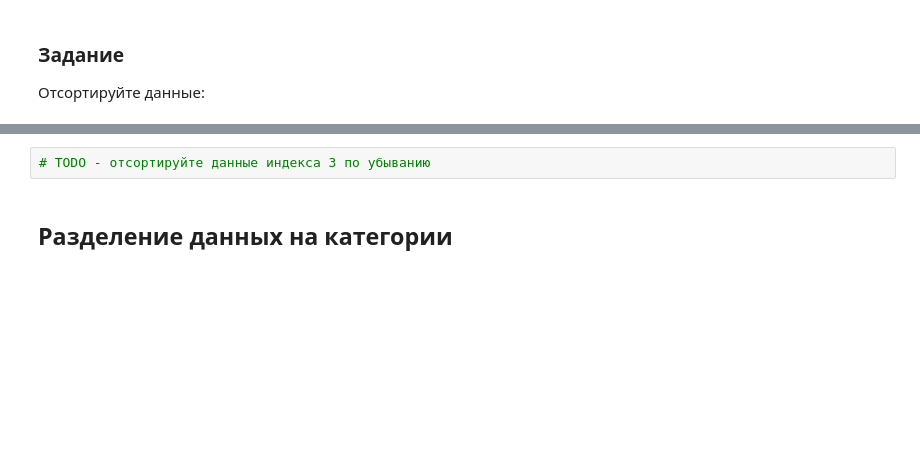
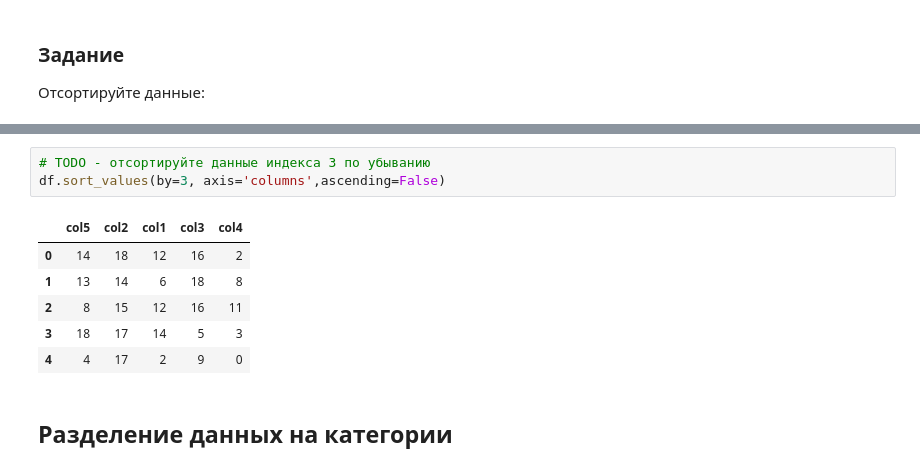
Before and after one commit to Dohako/ml_learning, a Jupyter notebook: Notebooks/03_Pandas.ipynb, the cells around one changed output, grey strips where cells are left out. Saved outputs shown, nothing was run; the diff lists cells and outputs as text; blank space fills up the shorter version.

```diff
--- a/Notebooks/03_Pandas.ipynb
+++ b/Notebooks/03_Pandas.ipynb
@@ -795,5 +1008,13 @@ df
 # %%
 # TODO - отсортируйте данные индекса 3 по убыванию
+df.sort_values(by=3, axis='columns',ascending=False)
+# %% [output]
+|  | col5 | col2 | col1 | col3 | col4 |
+| 0 | 14 | 18 | 12 | 16 | 2 |
+| 1 | 13 | 14 | 6 | 18 | 8 |
+| 2 | 8 | 15 | 12 | 16 | 11 |
+| 3 | 18 | 17 | 14 | 5 | 3 |
+| 4 | 4 | 17 | 2 | 9 | 0 |
 # %% [markdown]
 ## Разделение данных на категории
 # %% [markdown]
```
Also changed, not shown: parts of 58 cells of this notebook.
